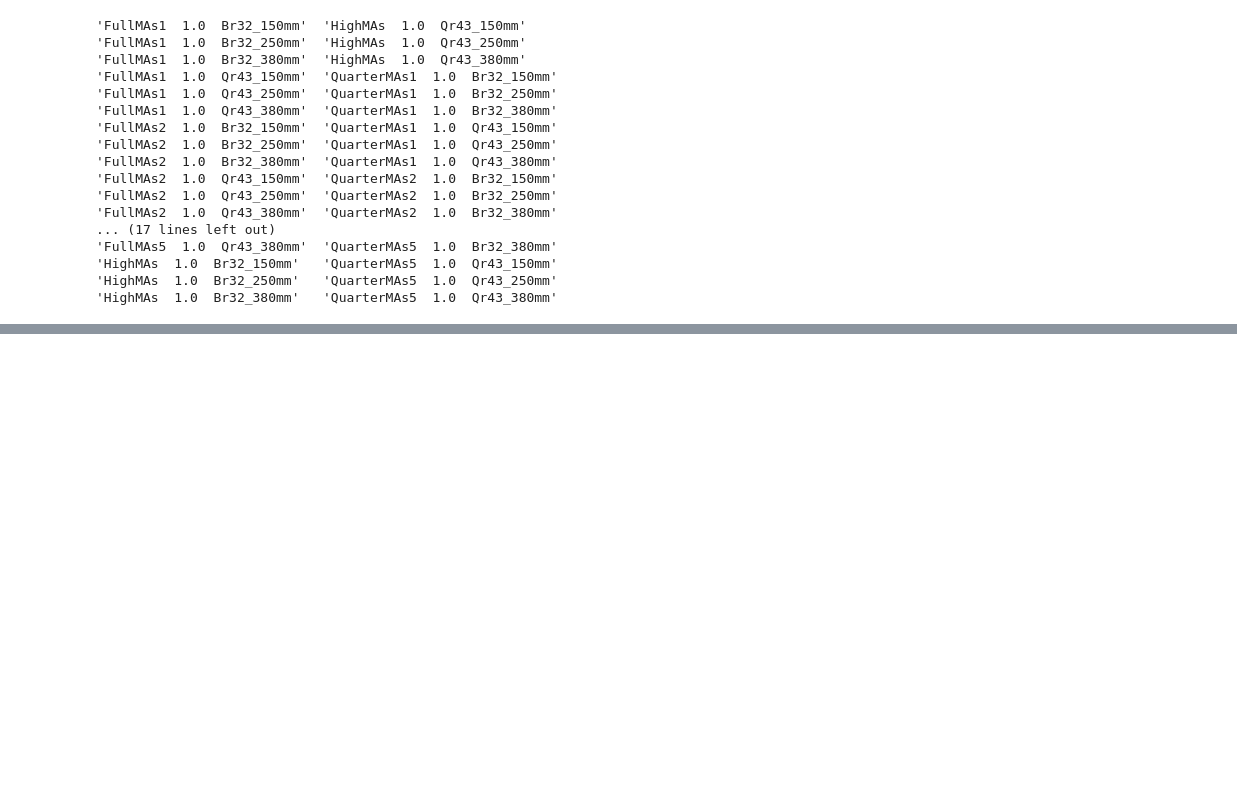
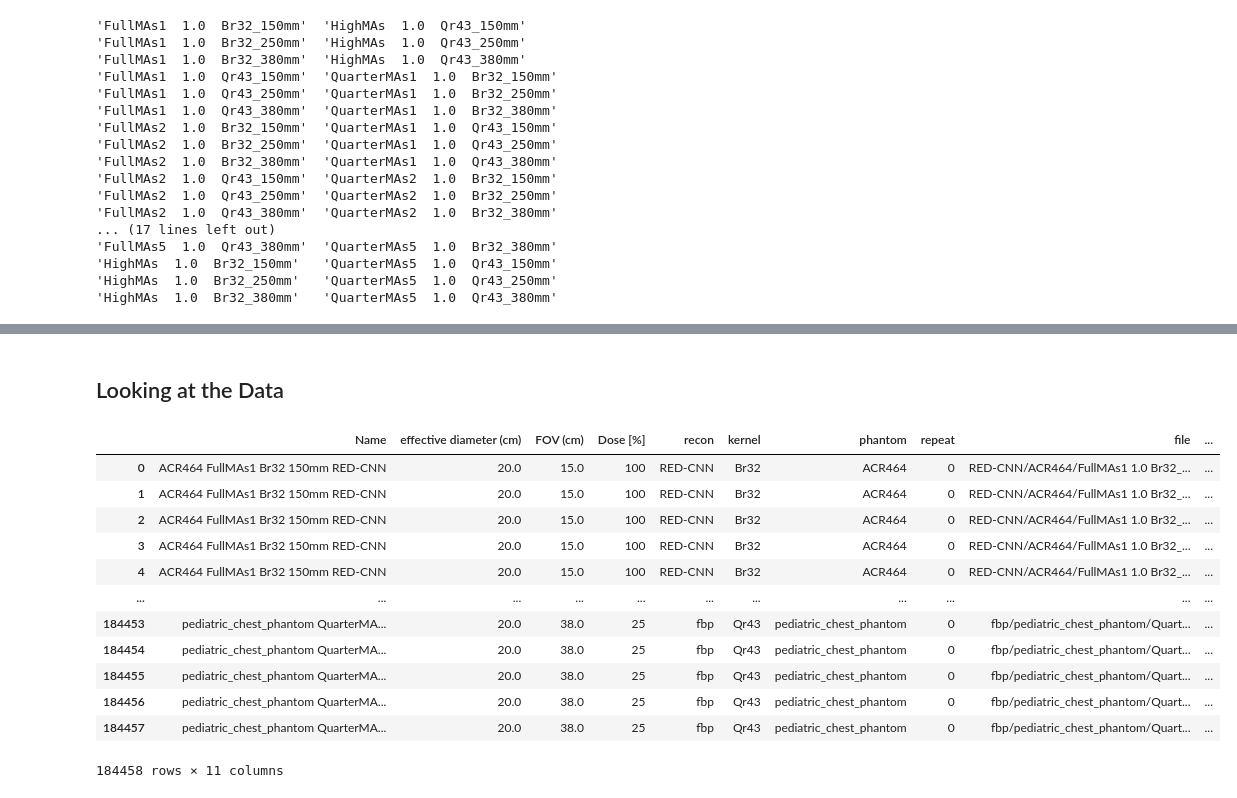
Before and after one commit to brandonjnelsonFDA/pediatric-CT-noise-texture-augmentation, a Jupyter notebook: notebooks/02 Evaluation Results/physical_validation.ipynb, the cells around one changed output, grey strips where cells are left out. Cells and saved outputs as stored; diff of their text form; code cells hidden in the pictures; blank space fills up the shorter version.

```diff
--- a/notebooks/02 Evaluation Results/physical_validation.ipynb
+++ b/notebooks/02 Evaluation Results/physical_validation.ipynb
@@ -77,0 +106,19 @@ usage: tree [-acdfghilnpqrstuvxACDFJQNSUX] [-H baseHREF] [-T title ]
+# %% [markdown]
+## Looking at the Data
+# %%
+metadata = pd.read_csv(data_dir/'metadata.csv')
+metadata
+# %% [output]
+|  | Name | effective diameter (cm) | FOV (cm) | Dose [%] | recon | kernel | phantom | repeat | file | ... |
+| 0 | ACR464 FullMAs1 Br32 150mm RED-CNN | 20.0 | 15.0 | 100 | RED-CNN | Br32 | ACR464 | 0 | RED-CNN/ACR464/FullMAs1 1.0 Br32_... | ... |
+| 1 | ACR464 FullMAs1 Br32 150mm RED-CNN | 20.0 | 15.0 | 100 | RED-CNN | Br32 | ACR464 | 0 | RED-CNN/ACR464/FullMAs1 1.0 Br32_... | ... |
+| 2 | ACR464 FullMAs1 Br32 150mm RED-CNN | 20.0 | 15.0 | 100 | RED-CNN | Br32 | ACR464 | 0 | RED-CNN/ACR464/FullMAs1 1.0 Br32_... | ... |
+| 3 | ACR464 FullMAs1 Br32 150mm RED-CNN | 20.0 | 15.0 | 100 | RED-CNN | Br32 | ACR464 | 0 | RED-CNN/ACR464/FullMAs1 1.0 Br32_... | ... |
+| 4 | ACR464 FullMAs1 Br32 150mm RED-CNN | 20.0 | 15.0 | 100 | RED-CNN | Br32 | ACR464 | 0 | RED-CNN/ACR464/FullMAs1 1.0 Br32_... | ... |
+| ... | ... | ... | ... | ... | ... | ... | ... | ... | ... | ... |
+| 184453 | pediatric_chest_phantom QuarterMA... | 20.0 | 38.0 | 25 | fbp | Qr43 | pediatric_chest_phantom | 0 | fbp/pediatric_chest_phantom/Quart... | ... |
+| 184454 | pediatric_chest_phantom QuarterMA... | 20.0 | 38.0 | 25 | fbp | Qr43 | pediatric_chest_phantom | 0 | fbp/pediatric_chest_phantom/Quart... | ... |
+| 184455 | pediatric_chest_phantom QuarterMA... | 20.0 | 38.0 | 25 | fbp | Qr43 | pediatric_chest_phantom | 0 | fbp/pediatric_chest_phantom/Quart... | ... |
+| 184456 | pediatric_chest_phantom QuarterMA... | 20.0 | 38.0 | 25 | fbp | Qr43 | pediatric_chest_phantom | 0 | fbp/pediatric_chest_phantom/Quart... | ... |
+| 184457 | pediatric_chest_phantom QuarterMA... | 20.0 | 38.0 | 25 | fbp | Qr43 | pediatric_chest_phantom | 0 | fbp/pediatric_chest_phantom/Quart... | ... |
+184458 rows × 11 columns
```
Also changed, not shown: parts of 13 cells of this notebook, 1 other file.
